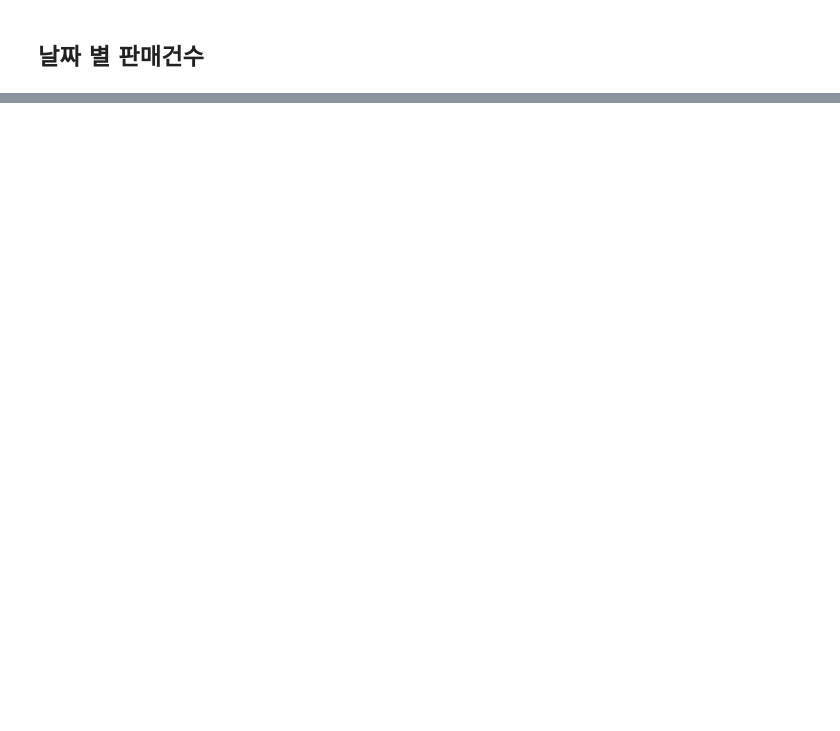
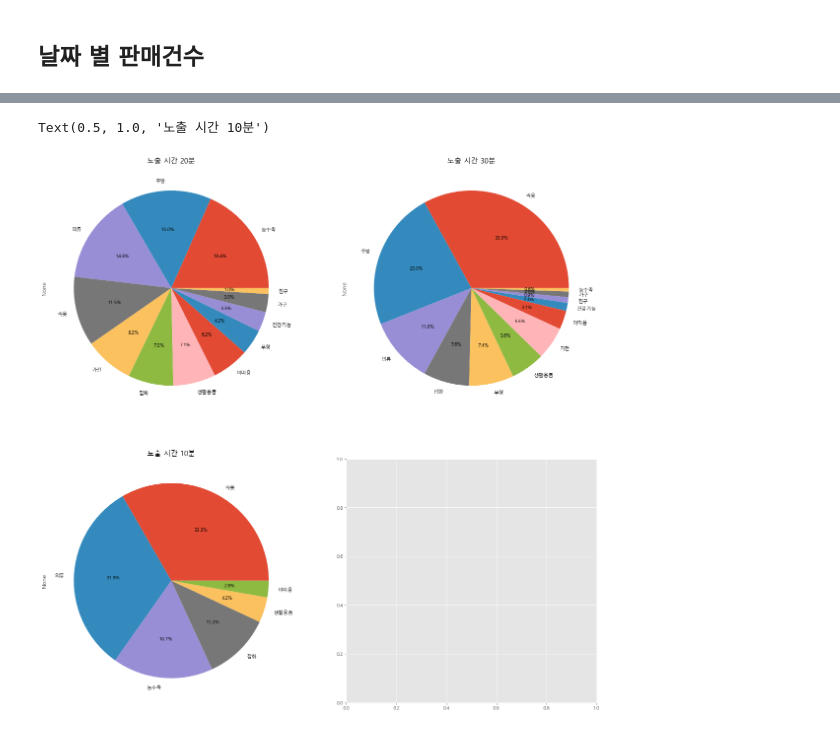
Before and after one commit to Hinterhalter/Home_shopping_Predict, a Jupyter notebook: Program_EDA.ipynb, the cells around one changed output, grey strips where cells are left out. Drawn from its saved outputs; the diff is of its cells as text; code cells hidden in the pictures; blank space fills up the shorter version.

```diff
--- a/Program_EDA.ipynb
+++ b/Program_EDA.ipynb
@@ -259,0 +288,11 @@ sns.lineplot(data=tmp, x='date', y='판매수량', color=color_pal[5])
+# %%
+fig, ax = plt.subplots(nrows=2, ncols=2, figsize=(20,20))
+df[df['노출(분)']==20.].groupby(['상품군']).size().sort_values(ascending=False).plot.pie(ax=ax[0,0], autopct = "%.1f%%")
+ax[0,0].set_title('노출 시간 20분')
+df[df['노출(분)']==30.].groupby(['상품군']).size().sort_values(ascending=False).plot.pie(ax=ax[0,1], autopct = "%.1f%%")
+ax[0,1].set_title('노출 시간 30분')
+df[df['노출(분)']==10.].groupby(['상품군']).size().sort_values(ascending=False).plot.pie(ax=ax[1,0], autopct = "%.1f%%")
+ax[1,0].set_title('노출 시간 10분')
+# %% [output]
+Text(0.5, 1.0, '노출 시간 10분')
+[figure, added]
```
Also changed, not shown: parts of 23 cells of this notebook.
